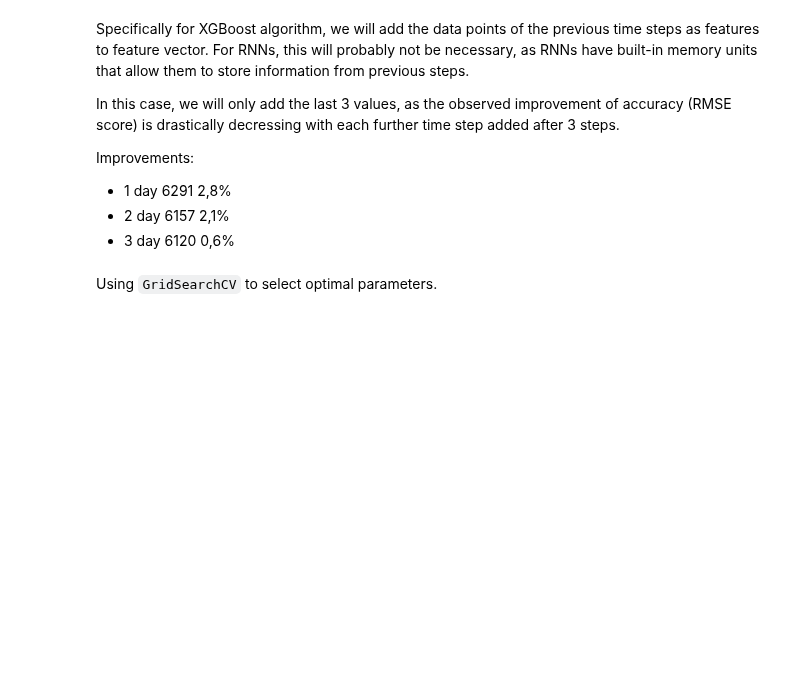
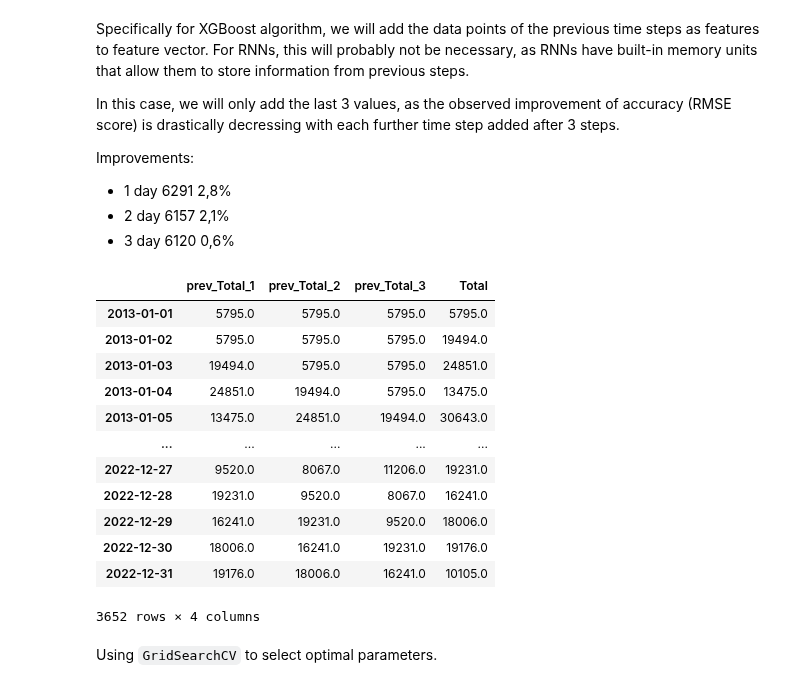
Before and after one commit to Rudinius/Bike_usage_Bremen, a Jupyter notebook: 3_Model_Training.ipynb, the cells around one changed output. Drawn from its saved outputs; the diff is of its cells as text; code cells hidden in the pictures; blank space fills up the shorter version.

Commit message:
Added chart train vs test over epochs and bfill for prev_Total value

```diff
--- a/3_Model_Training.ipynb
+++ b/3_Model_Training.ipynb
@@ -161,6 +164,24 @@ df_transformed_date_lagged = pd.concat([df_transformed_date, df_lagged_days], ax
 
 # Check output
 #df_transformed_date_lagged.loc[:,["prev_Total_1", "prev_Total_2", "prev_Total_3","Total"]]
+# %%
+df_transformed_date_lagged.loc[:,["prev_Total_1", "prev_Total_2", "prev_Total_3", "Total"]]
+df_transformed_date_lagged_bfill = df_transformed_date_lagged.loc[:,["prev_Total_1", "prev_Total_2", "prev_Total_3", "Total"]].fillna(method="bfill")
+df_transformed_date_lagged_bfill
+# %% [output]
+|  | prev_Total_1 | prev_Total_2 | prev_Total_3 | Total |
+| 2013-01-01 | 5795.0 | 5795.0 | 5795.0 | 5795.0 |
+| 2013-01-02 | 5795.0 | 5795.0 | 5795.0 | 19494.0 |
+| 2013-01-03 | 19494.0 | 5795.0 | 5795.0 | 24851.0 |
+| 2013-01-04 | 24851.0 | 19494.0 | 5795.0 | 13475.0 |
+| 2013-01-05 | 13475.0 | 24851.0 | 19494.0 | 30643.0 |
+| ... | ... | ... | ... | ... |
+| 2022-12-27 | 9520.0 | 8067.0 | 11206.0 | 19231.0 |
+| 2022-12-28 | 19231.0 | 9520.0 | 8067.0 | 16241.0 |
+| 2022-12-29 | 16241.0 | 19231.0 | 9520.0 | 18006.0 |
+| 2022-12-30 | 18006.0 | 16241.0 | 19231.0 | 19176.0 |
+| 2022-12-31 | 19176.0 | 18006.0 | 16241.0 | 10105.0 |
+3652 rows × 4 columns
 # %%
 # Load the data into a pandas dataframe
 data = df_transformed_date_lagged
```
Also changed, not shown: parts of 5 cells of this notebook.
